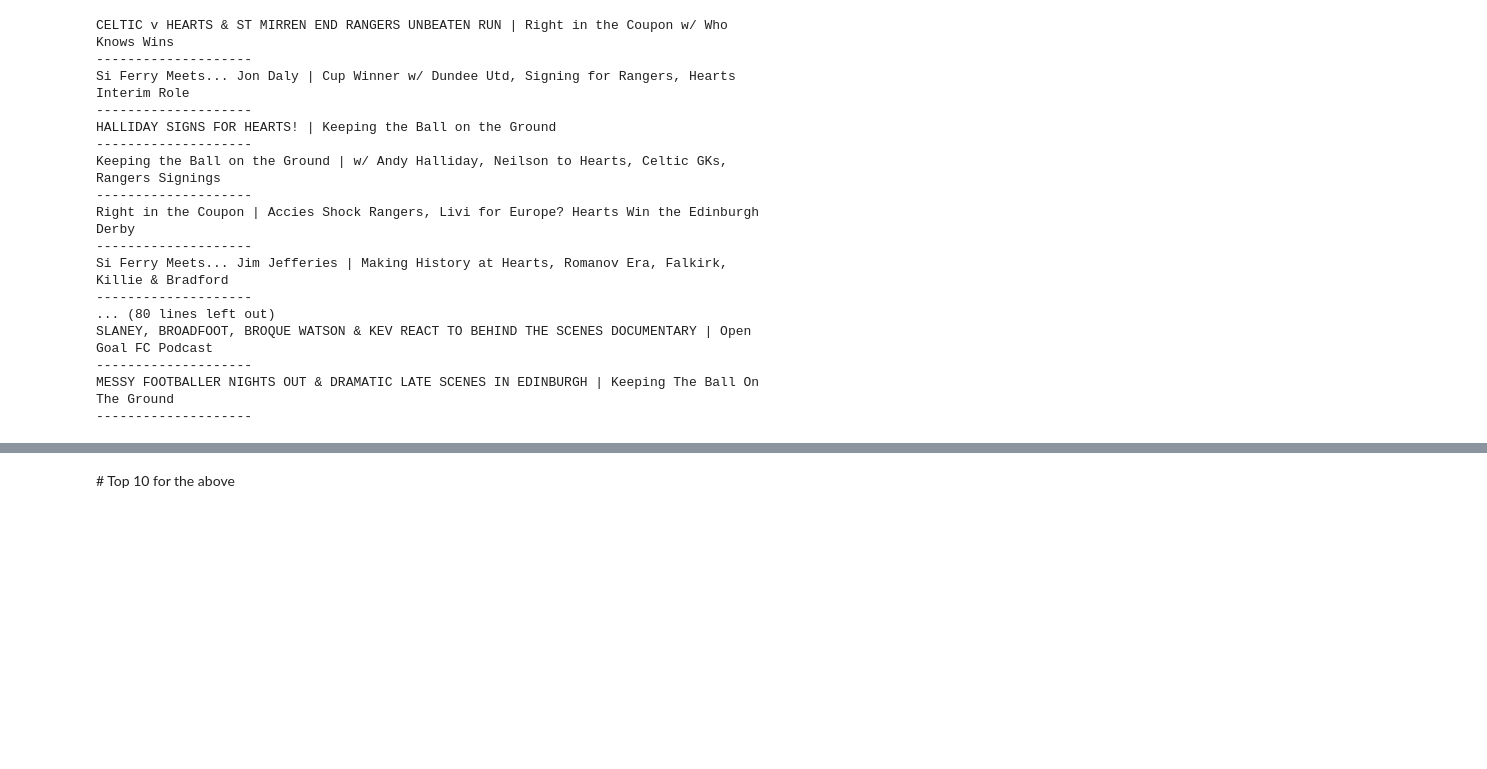
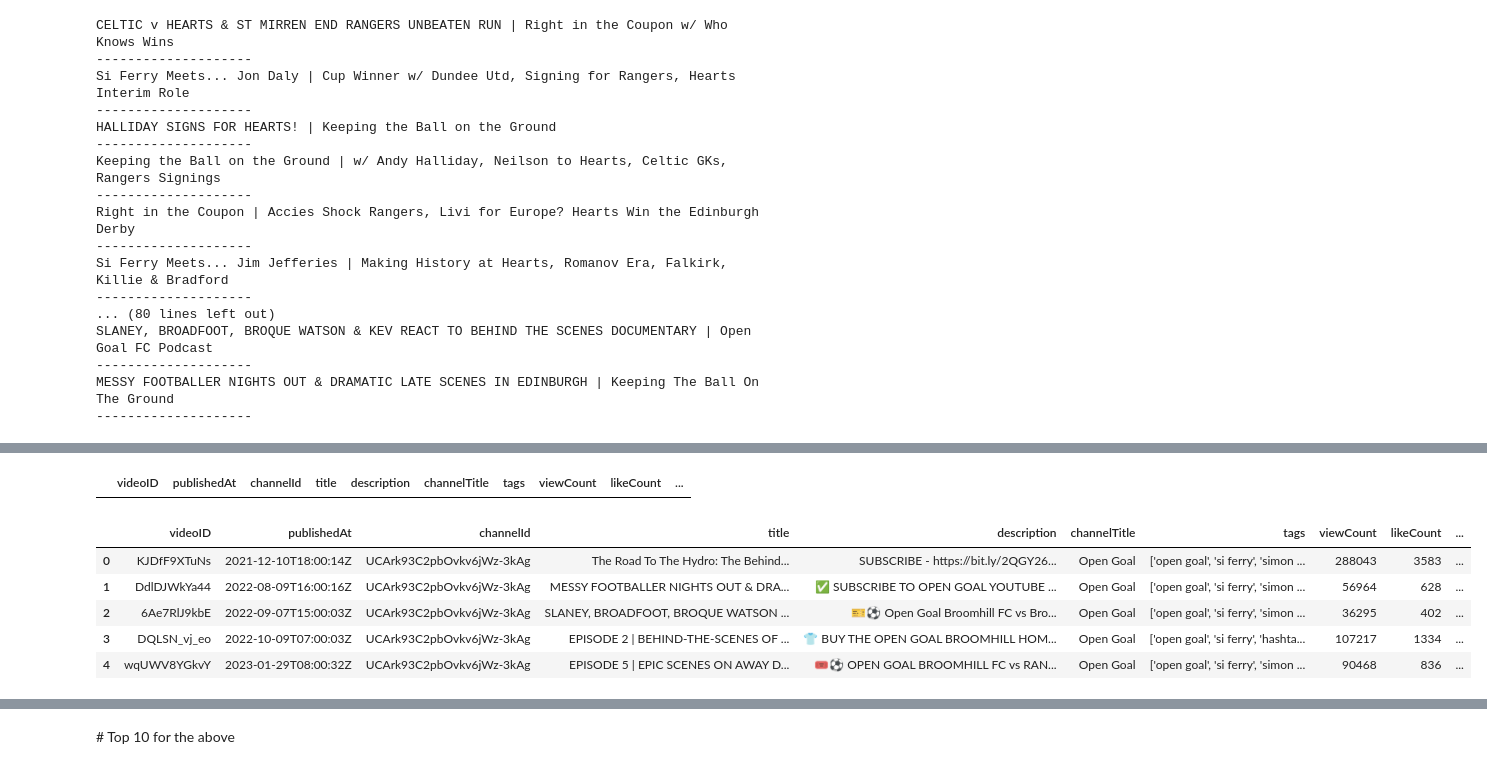
Before and after one commit to JonR45/OpenGoal, a Jupyter notebook: notebooks/4_2_split_into_video_series.ipynb, the cells around one changed output, grey strips where cells are left out. Cells and saved outputs as stored; diff of their text form; code cells hidden in the pictures; blank space fills up the shorter version.

```diff
--- a/notebooks/4_explore_data.ipynb
+++ b/notebooks/4_2_split_into_video_series.ipynb
@@ -277,0 +211,19 @@ len(metrics_t)
+# %%
+# check if any titles DO NOT CONTAIN 'keeping the ball on the ground'
+df_ktbg.loc[df_ktbg['title'].str.contains("keeping", case=False) == False]
+
+# could also use ~ to achieve the same output as above
+# df_ktbg.loc[~df_ktbg['title'].str.contains("Keeping the ball on the ground", case=False)]
+# %% [output]
+|  | videoID | publishedAt | channelId | title | description | channelTitle | tags | viewCount | likeCount | ... |
+# %%
+scenes = "scenes"
+df_scenes = split_into_video_series(df=df, video_series_title=scenes)
+df_scenes.head()
+# %% [output]
+|  | videoID | publishedAt | channelId | title | description | channelTitle | tags | viewCount | likeCount | ... |
+| 0 | KJDfF9XTuNs | 2021-12-10T18:00:14Z | UCArk93C2pbOvkv6jWz-3kAg | The Road To The Hydro: The Behind... | SUBSCRIBE - https://bit.ly/2QGY26... | Open Goal | ['open goal', 'si ferry', 'simon ... | 288043 | 3583 | ... |
+| 1 | DdlDJWkYa44 | 2022-08-09T16:00:16Z | UCArk93C2pbOvkv6jWz-3kAg | MESSY FOOTBALLER NIGHTS OUT & DRA... | ✅ SUBSCRIBE TO OPEN GOAL YOUTUBE ... | Open Goal | ['open goal', 'si ferry', 'simon ... | 56964 | 628 | ... |
+| 2 | 6Ae7RlJ9kbE | 2022-09-07T15:00:03Z | UCArk93C2pbOvkv6jWz-3kAg | SLANEY, BROADFOOT, BROQUE WATSON ... | 🎫⚽️ Open Goal Broomhill FC vs Bro... | Open Goal | ['open goal', 'si ferry', 'simon ... | 36295 | 402 | ... |
+| 3 | DQLSN_vj_eo | 2022-10-09T07:00:03Z | UCArk93C2pbOvkv6jWz-3kAg | EPISODE 2 | BEHIND-THE-SCENES OF ... | 👕 BUY THE OPEN GOAL BROOMHILL HOM... | Open Goal | ['open goal', 'si ferry', 'hashta... | 107217 | 1334 | ... |
+| 4 | wqUWV8YGkvY | 2023-01-29T08:00:32Z | UCArk93C2pbOvkv6jWz-3kAg | EPISODE 5 | EPIC SCENES ON AWAY D... | 🎟⚽️ OPEN GOAL BROOMHILL FC vs RAN... | Open Goal | ['open goal', 'si ferry', 'simon ... | 90468 | 836 | ... |
```
Also changed, not shown: parts of 28 cells of this notebook, 4 other files.
